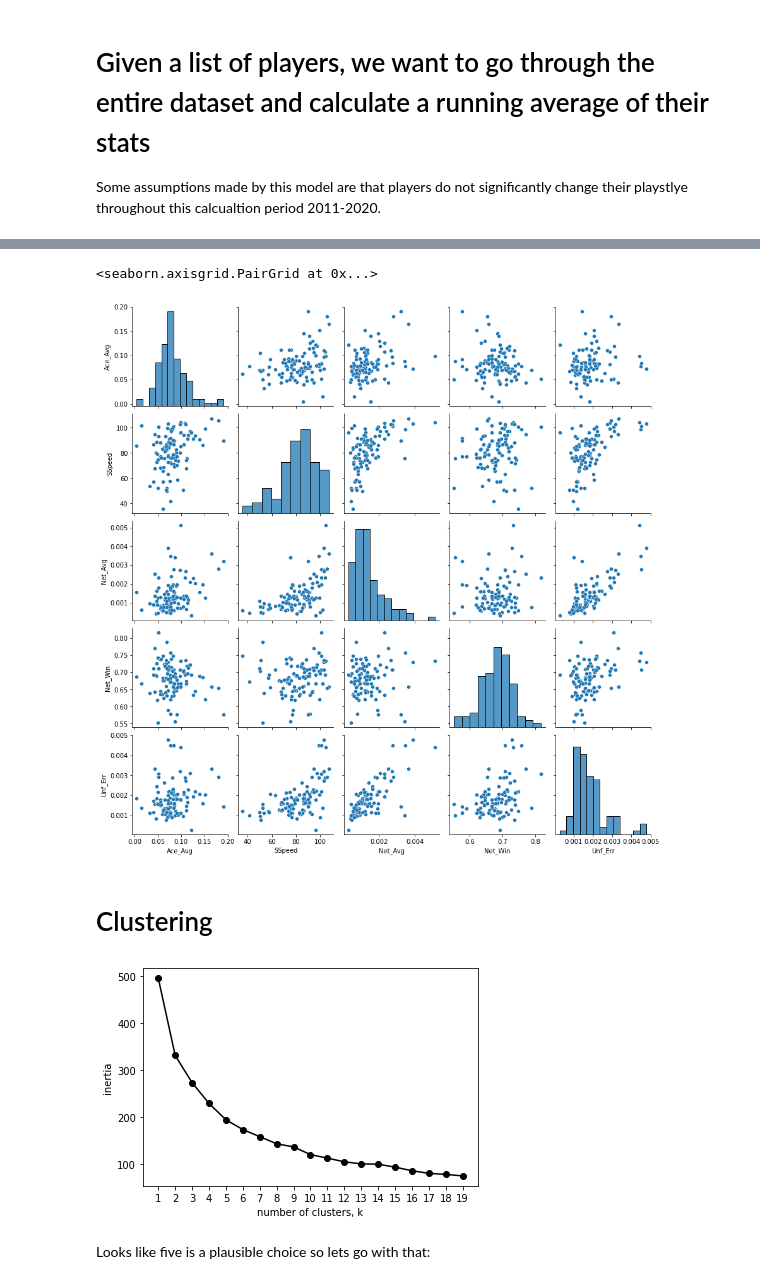
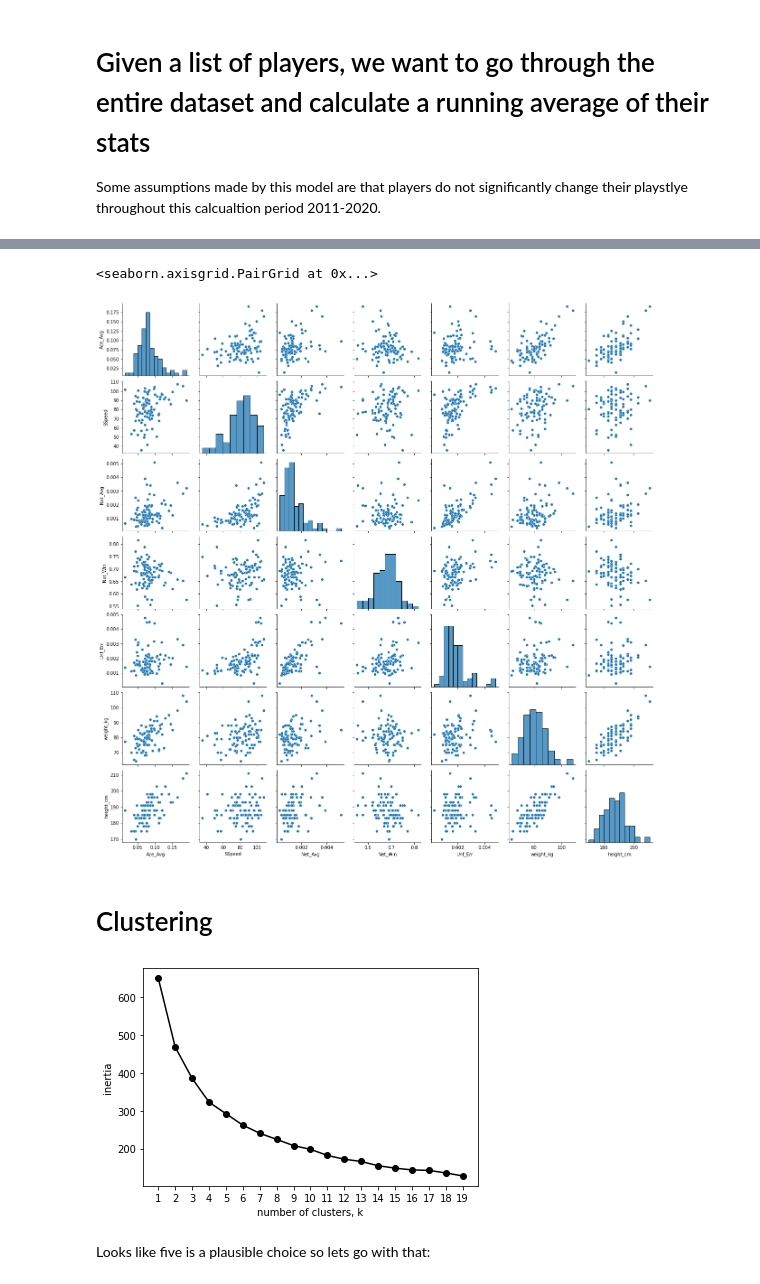
Before and after one commit to JohnOnt/Tennis_Classification, a Jupyter notebook: classify.ipynb, the cells around one changed output, grey strips where cells are left out. Cells and saved outputs as stored; diff of their text form; code cells hidden in the pictures.

```diff
--- a/classify.ipynb
+++ b/classify.ipynb
@@ -16,3 +17,12 @@ from tqdm import tqdm
 # us18_points = us18_points.dropna(axis=1, how='all')
 # matchups100 = pd.read_csv('matchups_atp100.csv')
 rankings = pd.read_csv('Elo_Rankings2017.csv')
+# %%
+player_metadata = pd.read_csv('player_overviews_unindexed.csv')
+player_metadata['name'] = [first + ' ' + last for first, last in zip(player_metadata.first_name, player_metadata.last_name)]
+dropcol = ['player_url', 'flag_code', 'residence', 'birthplace', 'birthdate', 'birth_year', 'birth_month', 'birth_day', 'first_name', 'last_name']
+player_metadata = player_metadata.drop(dropcol, axis='columns')
+player_metadata = player_metadata[player_metadata['name'].isin(rankings.name.values[:101])]
+player_metadata = player_metadata.reset_index()
+player_metadata = player_metadata.dropna()
+player_metadata.head()
@@ -186,0 +183,17 @@ player_stats
+# %%
+player_stats = pd.read_csv('player_stats.csv')
+player_stats.index = player_stats['Unnamed: 0'].values
+player_stats = player_stats.drop(['Unnamed: 0'], axis=1)
+# Remove all zero players I could not get stats for
+player_stats = player_stats.loc[~(player_stats==0).all(axis=1)]
+# Remove players I don't have metadata for, not too bad I just lose like 4 from the top 100
+player_stats = player_stats[player_stats.index.isin(player_metadata.name)]
+
+player_metadata = player_metadata.set_index('name').loc[player_stats.index].reset_index()
+
+player_stats['weight_kg'] = player_metadata.weight_kg.values
+player_stats['height_cm'] = player_metadata.height_cm.values
+player_stats['handedness'] = player_metadata.handedness.values
+player_stats['backhand'] = player_metadata.backhand.values
+
+player_stats.head()
@@ -187,12 +207,12 @@ player_stats
 # %%
-predictors = ['Ace_Avg', 'SSpeed', 'Net_Avg', 'Net_Win', 'Unf_Err']
+predictors = ['Ace_Avg', 'SSpeed', 'Net_Avg', 'Net_Win', 'Unf_Err', 'weight_kg', 'height_cm']
 
 player_stats_preds = player_stats[predictors]
 
 sns.pairplot(player_stats_preds)
 # %% [output]
 <seaborn.axisgrid.PairGrid at 0x...>
-[figure, old version]
+[figure, new version]
 # %% [markdown]
 # Clustering
 # %%
@@ -221,6 +241,6 @@ plt.ylabel('inertia')
 plt.xticks(K)
 plt.show()
 # %% [output]
-[figure, old version]
+[figure, new version]
 # %% [markdown]
 Looks like five is a plausible choice so lets go with that:
```
Also changed, not shown: parts of 10 cells of this notebook, 6 other files.
